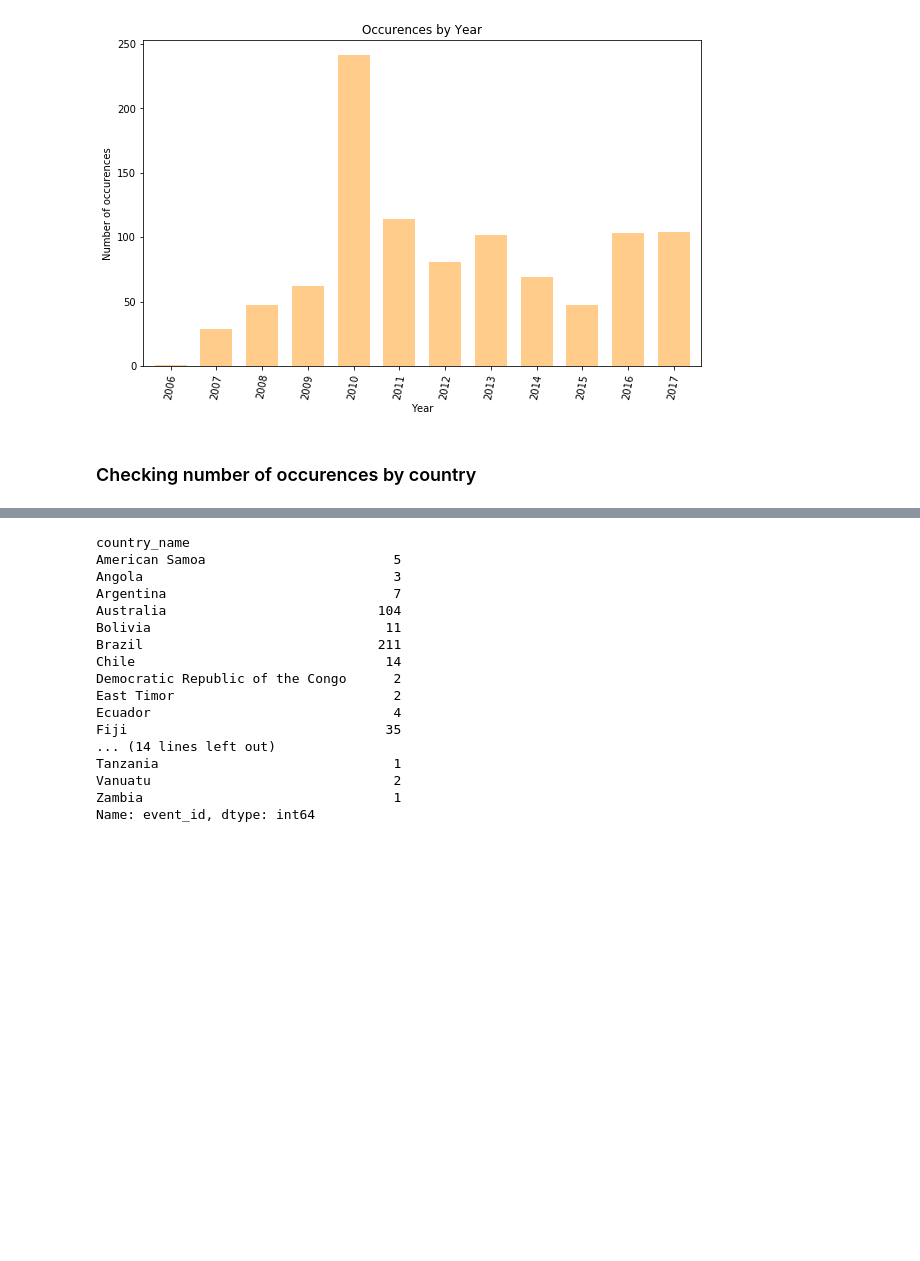
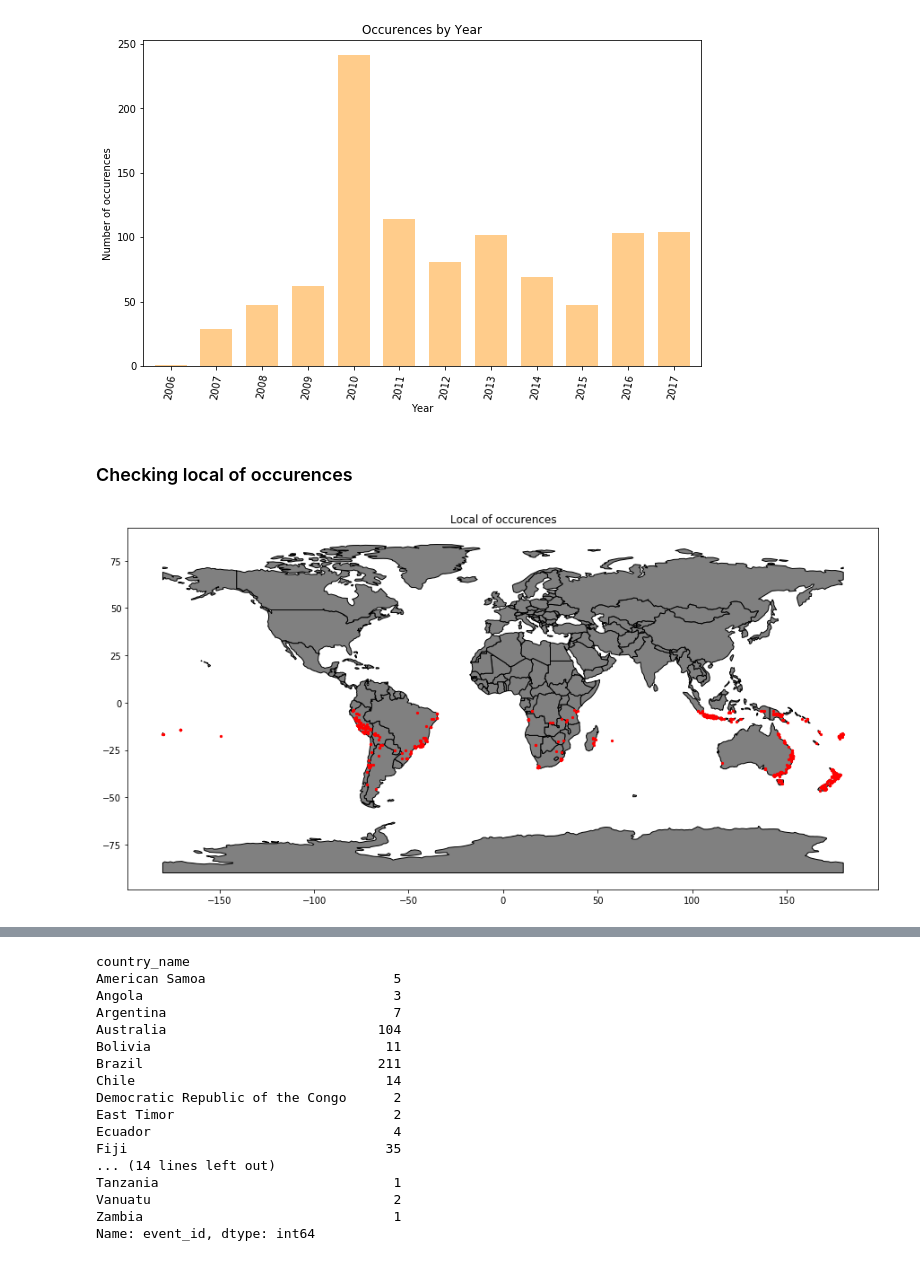
Before and after one commit to simoneperazzoli/simoneperazzoli-playing-with-nasa-datasets, a Jupyter notebook: global-landslide-nasa-dataset.ipynb, the cells around one changed output, grey strips where cells are left out. Drawn from its saved outputs; the diff is of its cells as text; code cells hidden in the pictures; blank space fills up the shorter version.

Commit message:
Improving dataset analysis

```diff
--- a/global-landslide-nasa-dataset.ipynb
+++ b/global-landslide-nasa-dataset.ipynb
@@ -292,4 +252,16 @@ plt.show()
 # %% [output]
 [figure]
 # %% [markdown]
-### Checking number of occurences by country
+### Checking local of occurences
+# %%
+import geopandas
+gdf = geopandas.GeoDataFrame(
+    data_land, geometry=geopandas.points_from_xy(data_land.longitude, data_land.latitude))
+world = geopandas.read_file(geopandas.datasets.get_path('naturalearth_lowres'))
+ax = world.plot(
+    color='grey', edgecolor='black', figsize=(15,9))
+gdf.plot(color='red', markersize=5, ax=ax, marker='o')
+plt.title('Local of occurences')
+plt.show()
+# %% [output]
+[figure, added]
```
Also changed, not shown: parts of 21 cells of this notebook.
